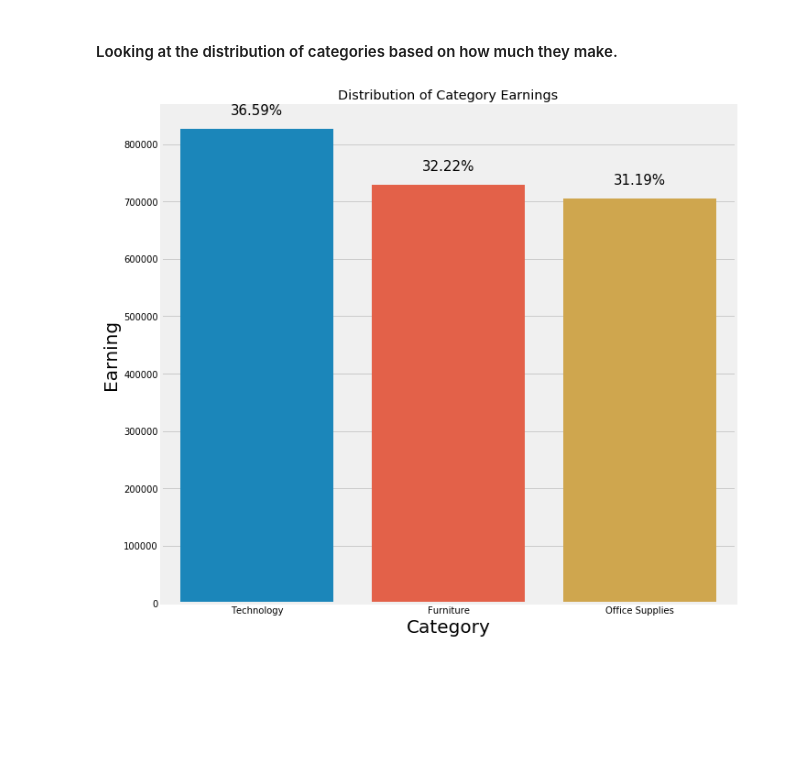
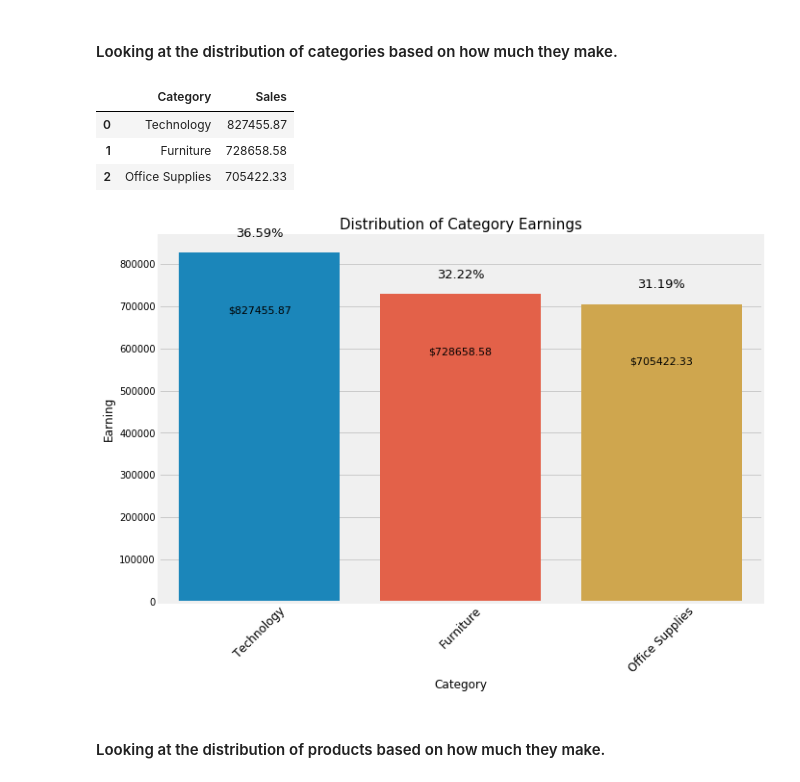
Before and after one commit to Moses-Lin/timeseries, a Jupyter notebook: EDA.ipynb, the cells around one changed output. Drawn from its saved outputs; the diff is of its cells as text; code cells hidden in the pictures; blank space fills up the shorter version.

Commit message:
updated visualizations

```diff
--- a/EDA.ipynb
+++ b/EDA.ipynb
@@ -357,27 +409,36 @@ for s,a in topcity["Sales"].items():
 topcat = df.groupby(["Category"]).sum().sort_values("Sales", ascending=False).head(10)
 topcat = topcat[["Sales"]].round(2)
 topcat.reset_index(inplace=True)
+# %%
+topcat
+# %% [output]
+|  | Category | Sales |
+| 0 | Technology | 827455.87 |
+| 1 | Furniture | 728658.58 |
+| 2 | Office Supplies | 705422.33 |
 # %%
-cat1 = topcat[topcat['Category'] == 'Technology']['Sales'][0]
-cat2 = topcat[topcat['Category'] == 'Furniture']['Sales'][1]
-cat3 = topcat[topcat['Category'] == 'Office Supplies']['Sales'][2]
-totalcat = cat1 + cat2 + cat3
+plt.figure(figsize=(10,7))
 
-
-plt.figure(figsize=(10,10))
-
-xaxis = ['Technology', 'Furniture', 'Office Supplies']
-yaxis = [cat1, cat2, cat3]
+xaxis = topcat['Category']
+yaxis = topcat['Sales']
 ax = sns.barplot(xaxis, yaxis)
 
-plt.title('Distribution of Category Earnings')
-plt.ylabel('Earning', fontsize = 20)
-plt.xlabel('Category', fontsize = 20)
+plt.title('Distribution of Category Earnings', fontsize = 15)
+plt.xticks(rotation=45, fontsize=12)
+plt.ylabel('Earning', fontsize=12)
+plt.xlabel('Category', fontsize=12)
 
 
 for p in ax.patches:
-             ax.annotate("%.2f" % (p.get_height()*100/totalcat)+'%', (p.get_x() + p.get_width() / 2., p.get_height()),
-                 ha='center', va='center', fontsize=15, color='black', xytext=(0, 20),
+             ax.annotate("%.2f" % (p.get_height()*100/sum(yaxis))+'%', (p.get_x() + p.get_width() / 2., p.get_height()),
+                 ha='center', va='center', fontsize=13, color='black', xytext=(0, 20),
                  textcoords='offset points')
+
+for p in ax.patches:
+             ax.annotate('$'+ str(p.get_height()), (p.get_x() + p.get_width() / 2., p.get_height()),
+                 ha='center', va='center', fontsize=11, color='black', xytext=(0, -60),
+                 textcoords='offset points')
 # %% [output]
-[figure, old version]
+[figure, new version]
+# %% [markdown]
+#### Looking at the distribution of products based on how much they make.
```
Also changed, not shown: parts of 9 cells of this notebook.
